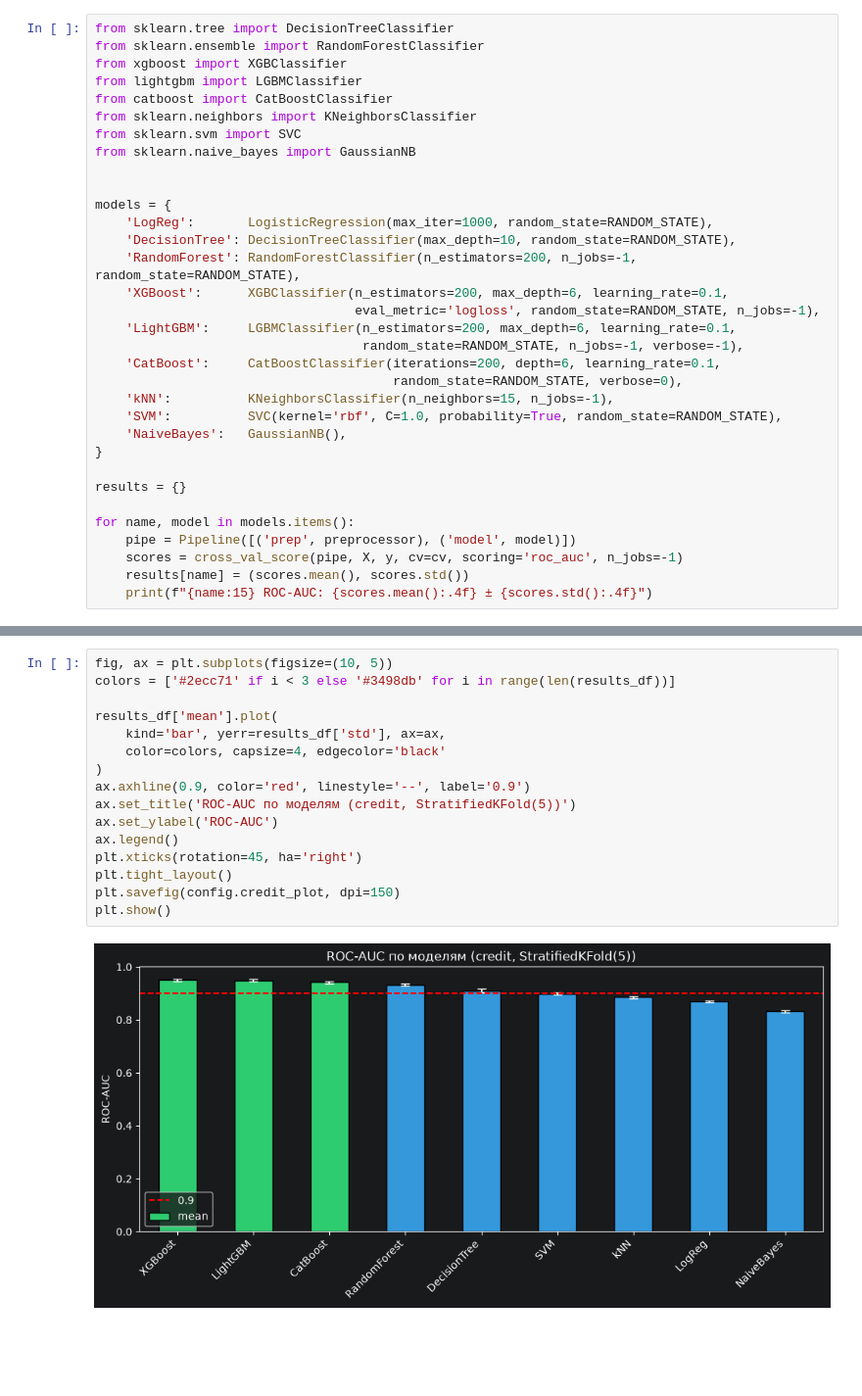
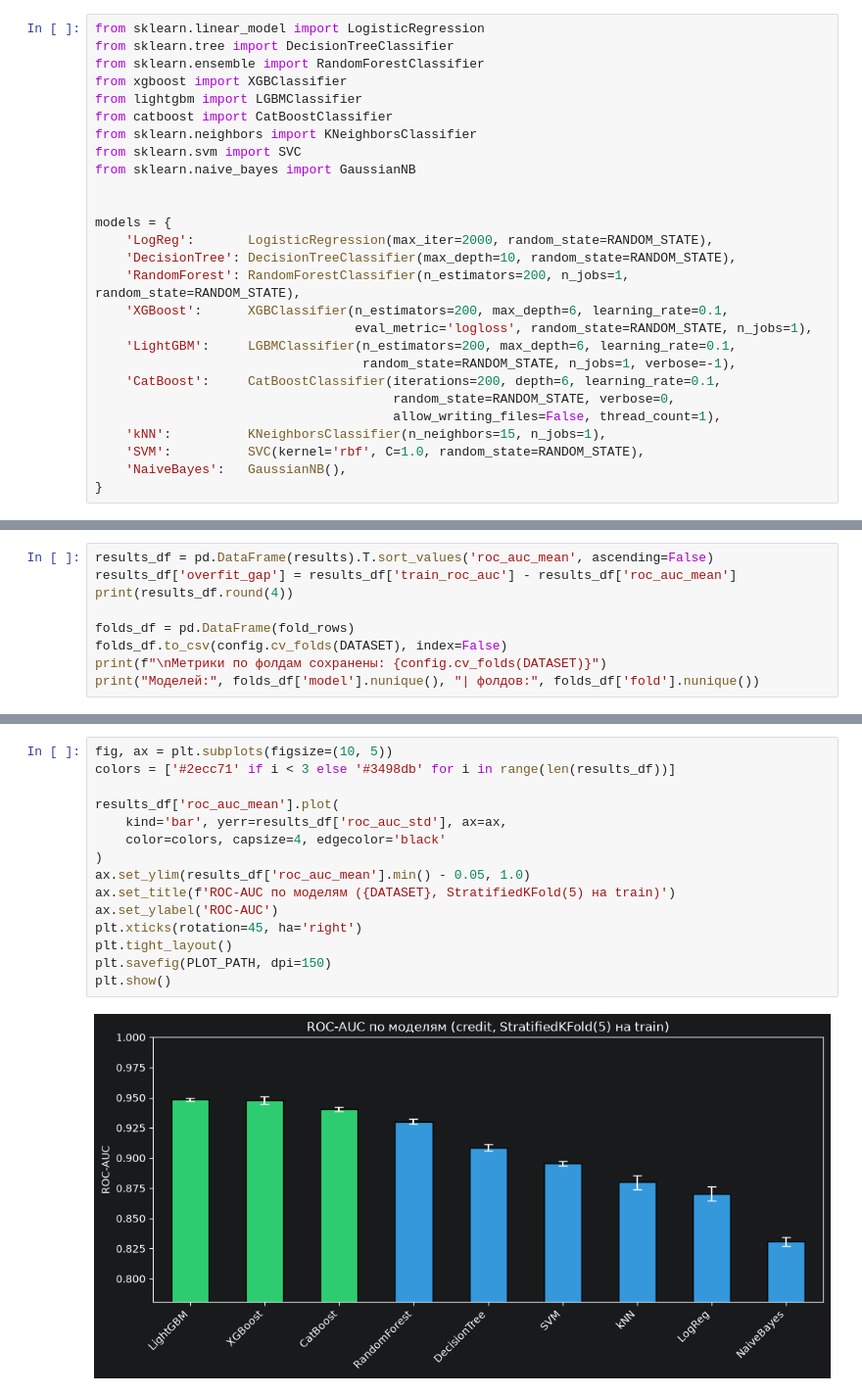
Before and after one commit to IkRyaS/classification-regression-tabular-review, a Jupyter notebook: notebooks/02_credit.ipynb, the cells around one changed output, grey strips where cells are left out. Shown at 98% size. Saved outputs shown, nothing was run; the diff lists cells and outputs as text; blank space fills up the shorter version.

```diff
--- a/notebooks/02_credit.ipynb
+++ b/notebooks/02_credit.ipynb
@@ -214,4 +389,5 @@ ROC-AUC по фолдам: [0.872  0.87   0.8698 0.8651 0.8741]
 # %%
+from sklearn.linear_model import LogisticRegression
 from sklearn.tree import DecisionTreeClassifier
 from sklearn.ensemble import RandomForestClassifier
 from xgboost import XGBClassifier
@@ -223,24 +399,17 @@ from sklearn.naive_bayes import GaussianNB
 
 
 models = {
-    'LogReg':       LogisticRegression(max_iter=1000, random_state=RANDOM_STATE),
+    'LogReg':       LogisticRegression(max_iter=2000, random_state=RANDOM_STATE),
     'DecisionTree': DecisionTreeClassifier(max_depth=10, random_state=RANDOM_STATE),
-    'RandomForest': RandomForestClassifier(n_estimators=200, n_jobs=-1, random_state=RANDOM_STATE),
+    'RandomForest': RandomForestClassifier(n_estimators=200, n_jobs=1, random_state=RANDOM_STATE),
     'XGBoost':      XGBClassifier(n_estimators=200, max_depth=6, learning_rate=0.1,
-                                  eval_metric='logloss', random_state=RANDOM_STATE, n_jobs=-1),
+                                  eval_metric='logloss', random_state=RANDOM_STATE, n_jobs=1),
     'LightGBM':     LGBMClassifier(n_estimators=200, max_depth=6, learning_rate=0.1,
-                                   random_state=RANDOM_STATE, n_jobs=-1, verbose=-1),
+                                   random_state=RANDOM_STATE, n_jobs=1, verbose=-1),
     'CatBoost':     CatBoostClassifier(iterations=200, depth=6, learning_rate=0.1,
-                                       random_state=RANDOM_STATE, verbose=0),
-    'kNN':          KNeighborsClassifier(n_neighbors=15, n_jobs=-1),
-    'SVM':          SVC(kernel='rbf', C=1.0, probability=True, random_state=RANDOM_STATE),
+                                       random_state=RANDOM_STATE, verbose=0,
+                                       allow_writing_files=False, thread_count=1),
+    'kNN':          KNeighborsClassifier(n_neighbors=15, n_jobs=1),
+    'SVM':          SVC(kernel='rbf', C=1.0, random_state=RANDOM_STATE),
     'NaiveBayes':   GaussianNB(),
 }
-
-results = {}
-
-for name, model in models.items():
-    pipe = Pipeline([('prep', preprocessor), ('model', model)])
-    scores = cross_val_score(pipe, X, y, cv=cv, scoring='roc_auc', n_jobs=-1)
-    results[name] = (scores.mean(), scores.std())
-    print(f"{name:15} ROC-AUC: {scores.mean():.4f} ± {scores.std():.4f}")
@@ -285,0 +467,9 @@ NaiveBayes    0.831726  0.004079
+# %%
+results_df = pd.DataFrame(results).T.sort_values('roc_auc_mean', ascending=False)
+results_df['overfit_gap'] = results_df['train_roc_auc'] - results_df['roc_auc_mean']
+print(results_df.round(4))
+
+folds_df = pd.DataFrame(fold_rows)
+folds_df.to_csv(config.cv_folds(DATASET), index=False)
+print(f"\nМетрики по фолдам сохранены: {config.cv_folds(DATASET)}")
+print("Моделей:", folds_df['model'].nunique(), "| фолдов:", folds_df['fold'].nunique())
@@ -294,18 +498,17 @@ NaiveBayes    0.831726  0.004079
 # %%
 fig, ax = plt.subplots(figsize=(10, 5))
 colors = ['#2ecc71' if i < 3 else '#3498db' for i in range(len(results_df))]
 
-results_df['mean'].plot(
-    kind='bar', yerr=results_df['std'], ax=ax,
+results_df['roc_auc_mean'].plot(
+    kind='bar', yerr=results_df['roc_auc_std'], ax=ax,
     color=colors, capsize=4, edgecolor='black'
 )
-ax.axhline(0.9, color='red', linestyle='--', label='0.9')
-ax.set_title('ROC-AUC по моделям (credit, StratifiedKFold(5))')
+ax.set_ylim(results_df['roc_auc_mean'].min() - 0.05, 1.0)
+ax.set_title(f'ROC-AUC по моделям ({DATASET}, StratifiedKFold(5) на train)')
 ax.set_ylabel('ROC-AUC')
-ax.legend()
 plt.xticks(rotation=45, ha='right')
 plt.tight_layout()
-plt.savefig(config.credit_plot, dpi=150)
+plt.savefig(PLOT_PATH, dpi=150)
 plt.show()
 # %% [output]
-[figure, old version]
+[figure, new version]
```
Also changed, not shown: parts of 35 cells of this notebook, 12 other files.
